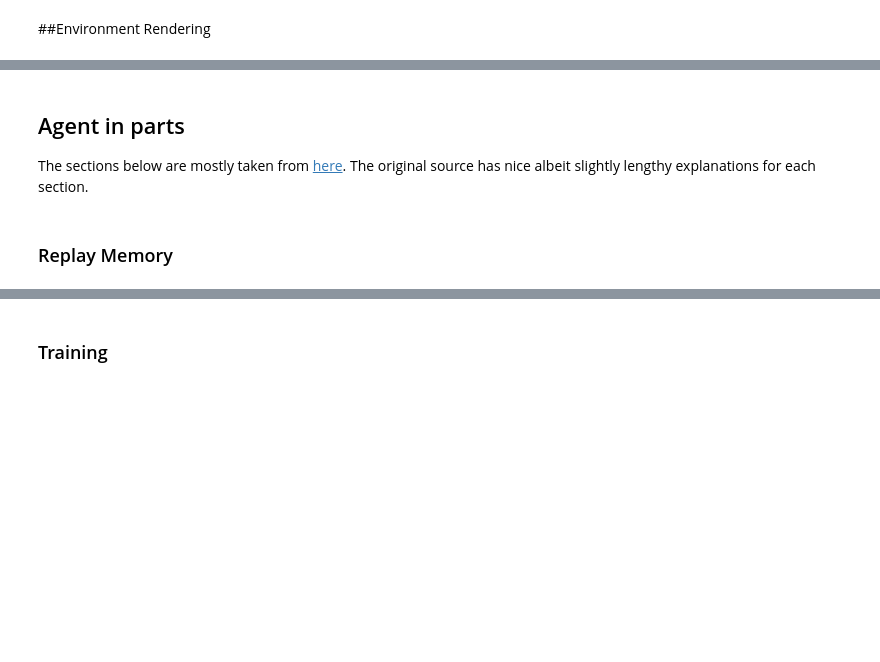
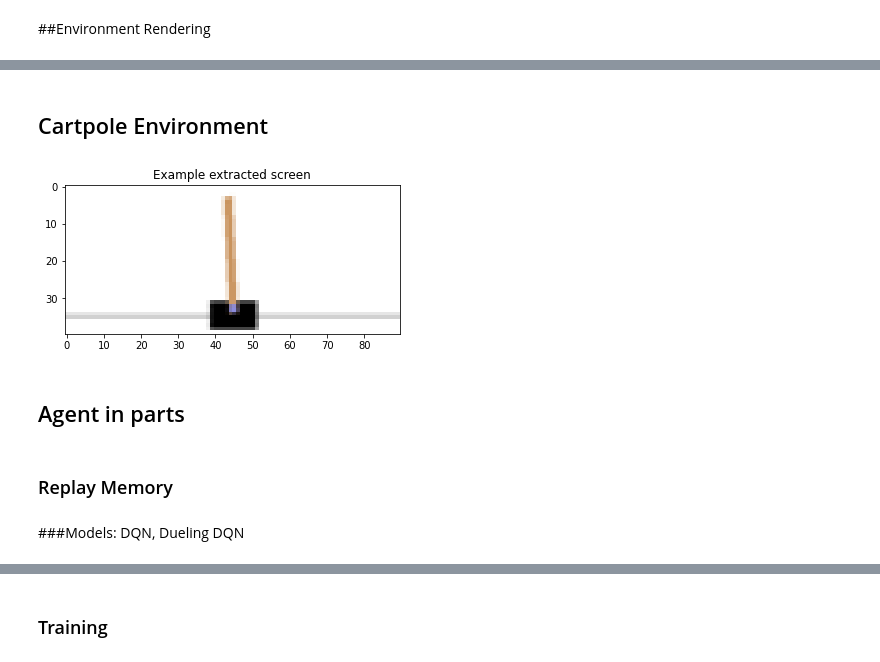
Before and after one commit to faingold/mario-deepRL, a Jupyter notebook: Mario_DeepRL.ipynb, the cells around one changed output, grey strips where cells are left out. Cells and saved outputs as stored; diff of their text form; code cells hidden in the pictures; blank space fills up the shorter version.

```diff
--- a/Mario_DeepRL.ipynb
+++ b/Mario_DeepRL.ipynb
@@ -140,3 +132,0 @@ def wrap_env(env):
-# %% [markdown]
-## Agent in parts
-The sections below are mostly taken from [here](https://pytorch.org/tutorials/intermediate/reinforcement_q_learning.html). The original source has nice albeit slightly lengthy explanations for each section.
@@ -155,3 +133,75 @@ device = torch.device("cuda" if torch.cuda.is_available() else "cpu")
+# %%
+if env_name == mario_env_name:
+    env = wrap_env(gym_super_mario_bros.make('SuperMarioBros-v2'))
+    env = JoypadSpace(env, SIMPLE_MOVEMENT)
+
+    def get_screen():
+        # Images comes as HWC, transpose to CHW
+        screen = env.render(mode='rgb_array').transpose((2, 0, 1))
+        # Normalize
+        screen = np.ascontiguousarray(screen, dtype=np.float32) / 255
+        screen = torch.from_numpy(screen)
+        # Add a batch dimension BCHW (required for convolutional layers)
+        return screen.unsqueeze(0).to(device)
+
+    env.reset()
+    plt.figure()
+    plt.imshow(get_screen().cpu().squeeze(0).permute(1, 2, 0).numpy(),
+            interpolation='none')
+    plt.title('Example extracted screen')
+    plt.show()
+# %% [markdown]
+## Cartpole Environment
+# %%
+if env_name == cartpole_env_name:
+    env = gym.make('CartPole-v0').unwrapped
+    env = wrap_env(env)
+    resize = T.Compose([T.ToPILImage(),
+                        T.Resize(40, interpolation=Image.CUBIC),
+                        T.ToTensor()])
+
+
+    def get_cart_location(screen_width):
+        world_width = env.x_threshold * 2
+        scale = screen_width / world_width
+        return int(env.state[0] * scale + screen_width / 2.0)  # MIDDLE OF CART
+
+    def get_screen():
+        # Returned screen requested by gym is 400x600x3, but is sometimes larger
+        # such as 800x1200x3. Transpose it into torch order (CHW).
+        screen = env.render(mode='rgb_array').transpose((2, 0, 1))
+        # Cart is in the lower half, so strip off the top and bottom of the screen
+        _, screen_height, screen_width = screen.shape
+        screen = screen[:, int(screen_height*0.4):int(screen_height * 0.8)]
+        view_width = int(screen_width * 0.6)
+        cart_location = get_cart_location(screen_width)
+        if cart_location < view_width // 2:
+            slice_range = slice(view_width)
+        elif cart_location > (screen_width - view_width // 2):
+            slice_range = slice(-view_width, None)
+        else:
+            slice_range = slice(cart_location - view_width // 2,
+                                cart_location + view_width // 2)
+        # Strip off the edges, so that we have a square image centered on a cart
+        screen = screen[:, :, slice_range]
+        # Convert to float, rescale, convert to torch tensor
+        # (this doesn't require a copy)
+        screen = np.ascontiguousarray(screen, dtype=np.float32) / 255
+        screen = torch.from_numpy(screen)
+        # Resize, and add a batch dimension (BCHW)
+        return resize(screen).unsqueeze(0).to(device)
+
+
+    env.reset()
+    plt.figure()
+    plt.imshow(get_screen().cpu().squeeze(0).permute(1, 2, 0).numpy(),
+            interpolation='none')
+    plt.title('Example extracted screen')
+    plt.show()
+# %% [output]
+[figure, added]
+# %% [markdown]
+## Agent in parts
 # %% [markdown]
 ### Replay Memory
 # %%
@@ -178,3 +228,5 @@ class ReplayMemory(object):
 
     def __len__(self):
         return len(self.memory)
+# %% [markdown]
+###Models: DQN, Dueling DQN
```
Also changed, not shown: parts of 34 cells of this notebook.
